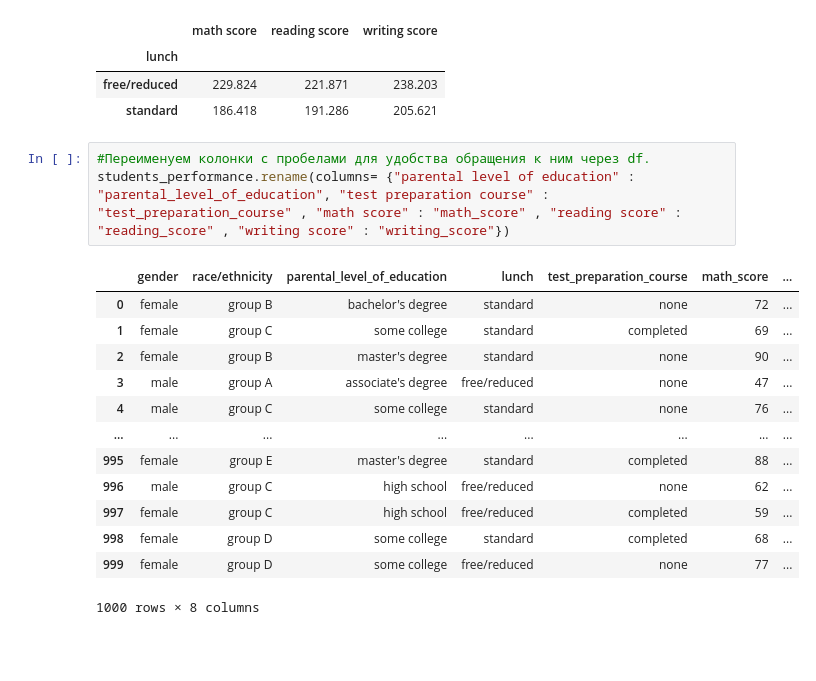
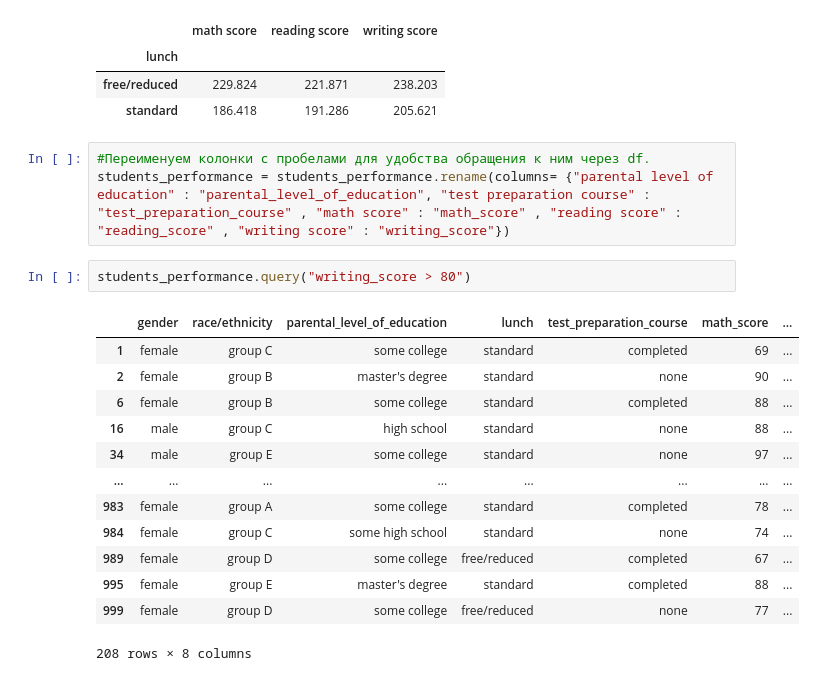
Before and after one commit to Dmitrysw/studies, a Jupyter notebook: karpov_intro_ml/intro.ipynb, the cells around one changed output. Saved outputs shown, nothing was run; the diff lists cells and outputs as text; blank space fills up the shorter version.

```diff
--- a/karpov_intro_ml/intro.ipynb
+++ b/karpov_intro_ml/intro.ipynb
@@ -611,18 +611,20 @@ students_performance.groupby('lunch').var().round(3)
 | standard | 186.418 | 191.286 | 205.621 |
 # %%
 #Переименуем колонки с пробелами для удобства обращения к ним через df.
-students_performance.rename(columns= {"parental level of education" : "parental_level_of_education", "test preparation course" : "test_preparation_course" , "math score" : "math_score" , "reading score" : "reading_score" , "writing score" : "writing_score"})
+students_performance = students_performance.rename(columns= {"parental level of education" : "parental_level_of_education", "test preparation course" : "test_preparation_course" , "math score" : "math_score" , "reading score" : "reading_score" , "writing score" : "writing_score"})
-# %% [output]
-|  | gender | race/ethnicity | parental_level_of_education | lunch | test_preparation_course | math_score | ... |
-| 0 | female | group B | bachelor's degree | standard | none | 72 | ... |
-| 1 | female | group C | some college | standard | completed | 69 | ... |
-| 2 | female | group B | master's degree | standard | none | 90 | ... |
-| 3 | male | group A | associate's degree | free/reduced | none | 47 | ... |
-| 4 | male | group C | some college | standard | none | 76 | ... |
-| ... | ... | ... | ... | ... | ... | ... | ... |
-| 995 | female | group E | master's degree | standard | completed | 88 | ... |
-| 996 | male | group C | high school | free/reduced | none | 62 | ... |
-| 997 | female | group C | high school | free/reduced | completed | 59 | ... |
-| 998 | female | group D | some college | standard | completed | 68 | ... |
-| 999 | female | group D | some college | free/reduced | none | 77 | ... |
-1000 rows × 8 columns
+# %%
+students_performance.query("writing_score > 80")
+# %% [output]
+|  | gender | race/ethnicity | parental_level_of_education | lunch | test_preparation_course | math_score | ... |
+| 1 | female | group C | some college | standard | completed | 69 | ... |
+| 2 | female | group B | master's degree | standard | none | 90 | ... |
+| 6 | female | group B | some college | standard | completed | 88 | ... |
+| 16 | male | group C | high school | standard | none | 88 | ... |
+| 34 | male | group E | some college | standard | none | 97 | ... |
+| ... | ... | ... | ... | ... | ... | ... | ... |
+| 983 | female | group A | some college | standard | completed | 78 | ... |
+| 984 | female | group C | some high school | standard | none | 74 | ... |
+| 989 | female | group D | some college | free/reduced | completed | 67 | ... |
+| 995 | female | group E | master's degree | standard | completed | 88 | ... |
+| 999 | female | group D | some college | free/reduced | none | 77 | ... |
+208 rows × 8 columns
```
Also changed, not shown: parts of 12 cells of this notebook.
